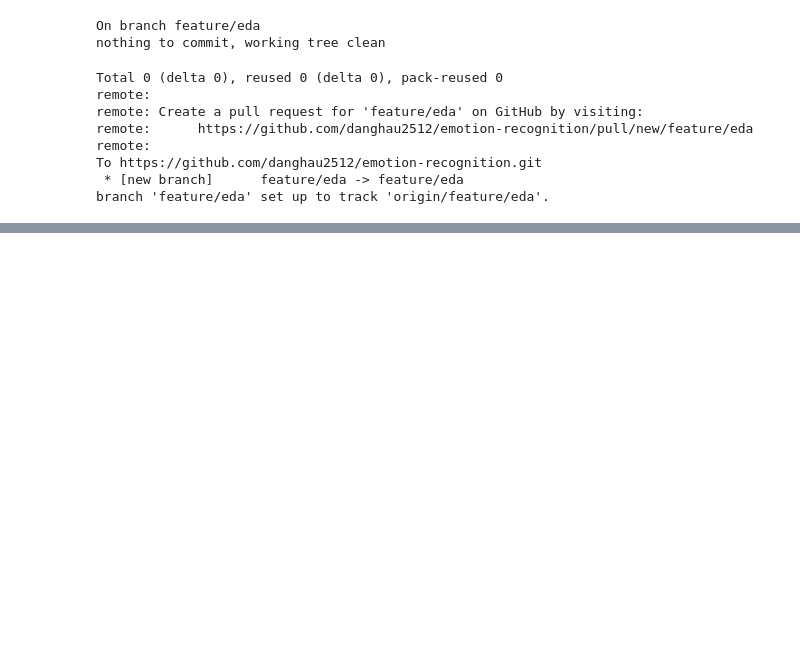
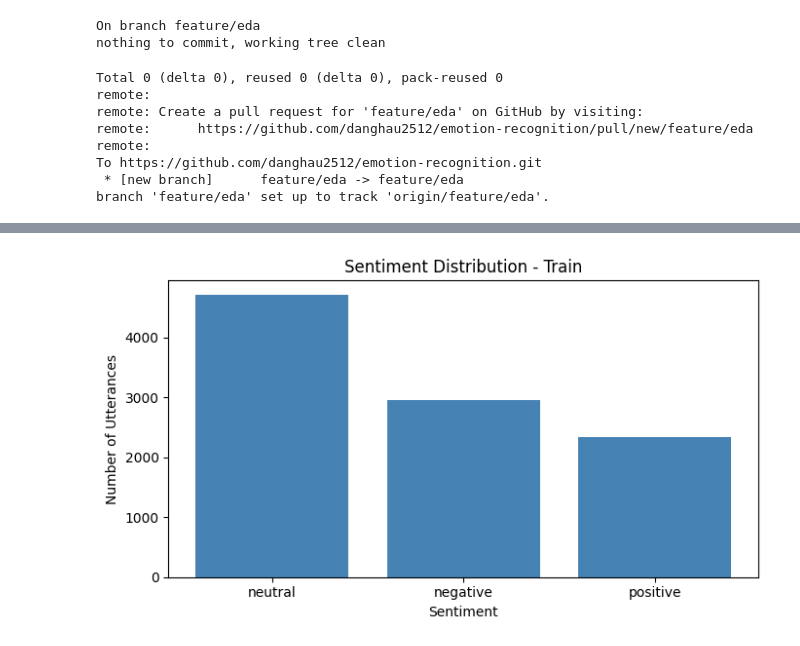
Before and after one commit to danghau2512/emotion-recognition, a Jupyter notebook: notebooks/01_EDA.ipynb, the cells around one changed output, grey strips where cells are left out. Saved outputs shown, nothing was run; the diff lists cells and outputs as text; code cells hidden in the pictures; blank space fills up the shorter version.

```diff
--- a/notebooks/01_EDA.ipynb
+++ b/notebooks/01_EDA.ipynb
@@ -389,0 +404,13 @@ branch 'feature/eda' set up to track 'origin/feature/eda'.
+# %%
+sentiment_counts = train_df["Sentiment"].value_counts()
+
+sentiment_percent = sentiment_counts / len(train_df) * 100
+
+sentiment_summary = pd.DataFrame({
+    "Count": sentiment_counts,
+    "Percentage (%)": sentiment_percent.round(2)
+})
+
+print("Number of sentiment classes:", train_df["Sentiment"].nunique())
+
+display(sentiment_summary)
@@ -389,0 +424,17 @@ branch 'feature/eda' set up to track 'origin/feature/eda'.
+# %%
+plt.figure(figsize=(7, 4))
+
+plt.bar(
+    sentiment_counts.index,
+    sentiment_counts.values,
+    color="steelblue"
+)
+
+plt.title("Sentiment Distribution - Train")
+plt.xlabel("Sentiment")
+plt.ylabel("Number of Utterances")
+
+plt.tight_layout()
+plt.show()
+# %% [output]
+[figure, added]
```
Also changed, not shown: parts of 46 cells of this notebook.
